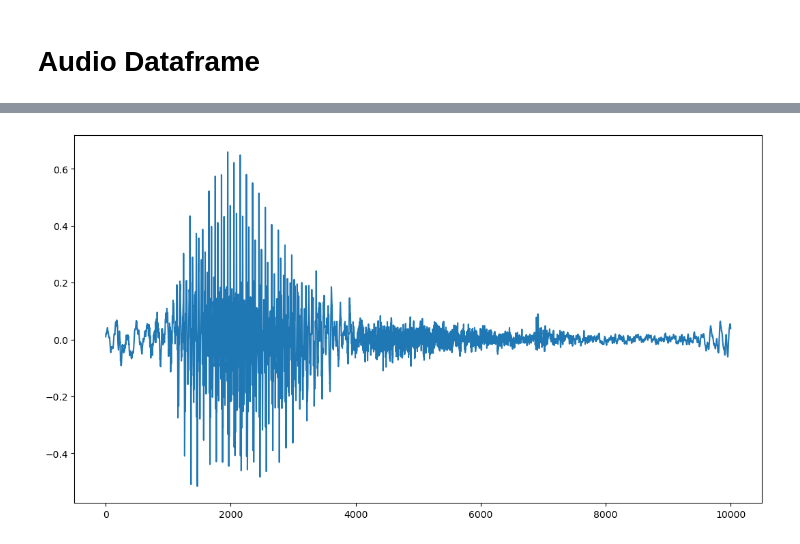
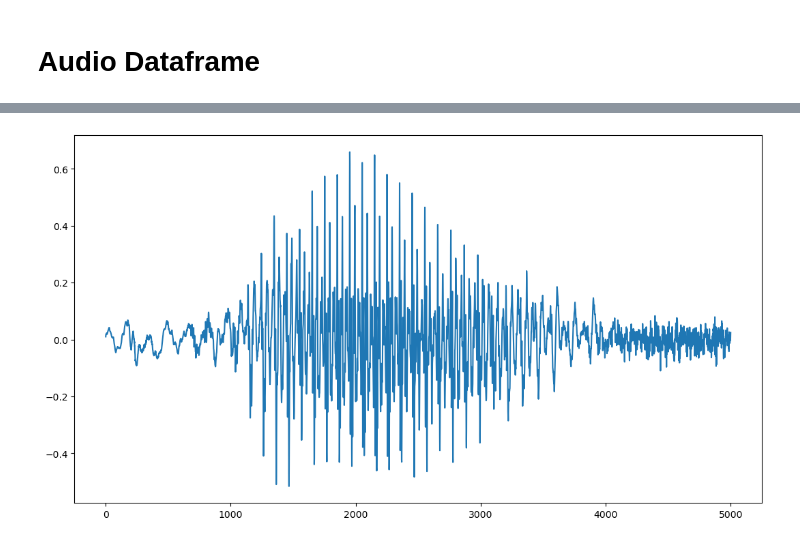
Before and after one commit to mwahid60/audio_preprocesing, a Jupyter notebook: emotion.ipynb, the cells around one changed output, grey strips where cells are left out. Drawn from its saved outputs; the diff is of its cells as text; code cells hidden in the pictures.

```diff
--- a/emotion.ipynb
+++ b/emotion.ipynb
@@ -49,11 +62,17 @@ df = pd.DataFrame(columns=['file_name', 'amplitude', 'sample_rate'])
 amplitude = []
 sample_rate = []
 file_name = []
+dur = []
 # %%
 for x in range(len(audio)):
     y, sr = librosa.load(audio[x])
-    name = audio[x][31:]
+    name = audio[x][-12:]
     array = list(y)
+
+    duration = len(y)/sr
+    d = duration/len(y)
+    for i in range(len(y)):
+        dur += [(datetime.utcfromtimestamp(d*(i+1)).strftime('%M:%S:%f')[:-3])]
 
     file_name += [name]*len(y)
     sample_rate += [sr]*len(y)
@@ -62,6 +81,7 @@ for x in range(len(audio)):
 df['file_name'] = file_name
 df['amplitude'] = amplitude
 df['sample_rate'] = sample_rate
+df['duration'] = dur
 # %%
 df
 # %% [output]
@@ -90,11 +110,11 @@ len(df)
 # %%
-total_ampli = df['amplitude']
+total_ampli = df['amplitude'][0:5000]
 
 # ploting audio wave
 figura = plt.figure(figsize=(13,7))
 graph = figura.add_subplot()
 
 graph.plot(range(len(total_ampli)), total_ampli)
 plt.show()
 # %% [output]
-[figure, old version]
+[figure, new version]
```
Also changed, not shown: parts of 7 cells of this notebook.
